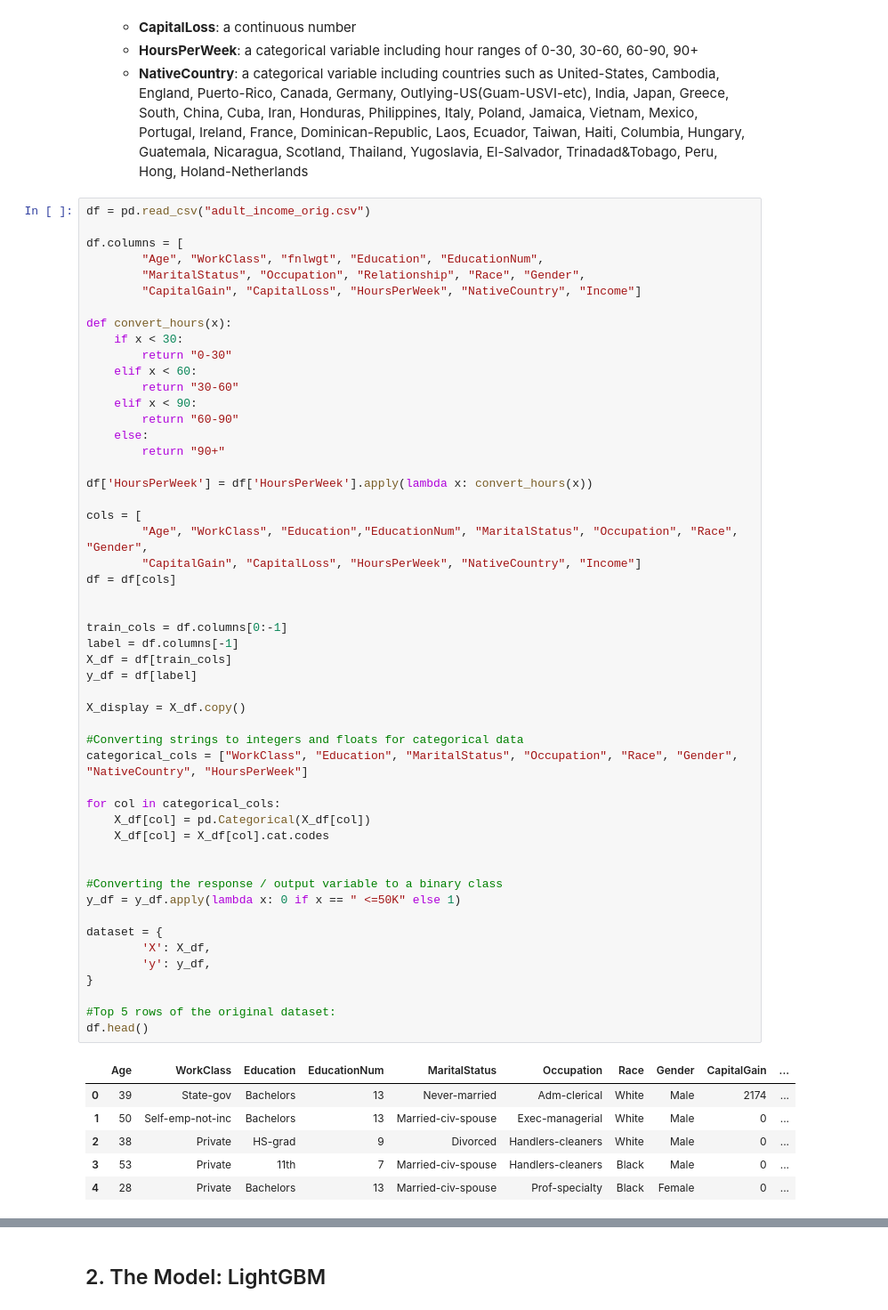
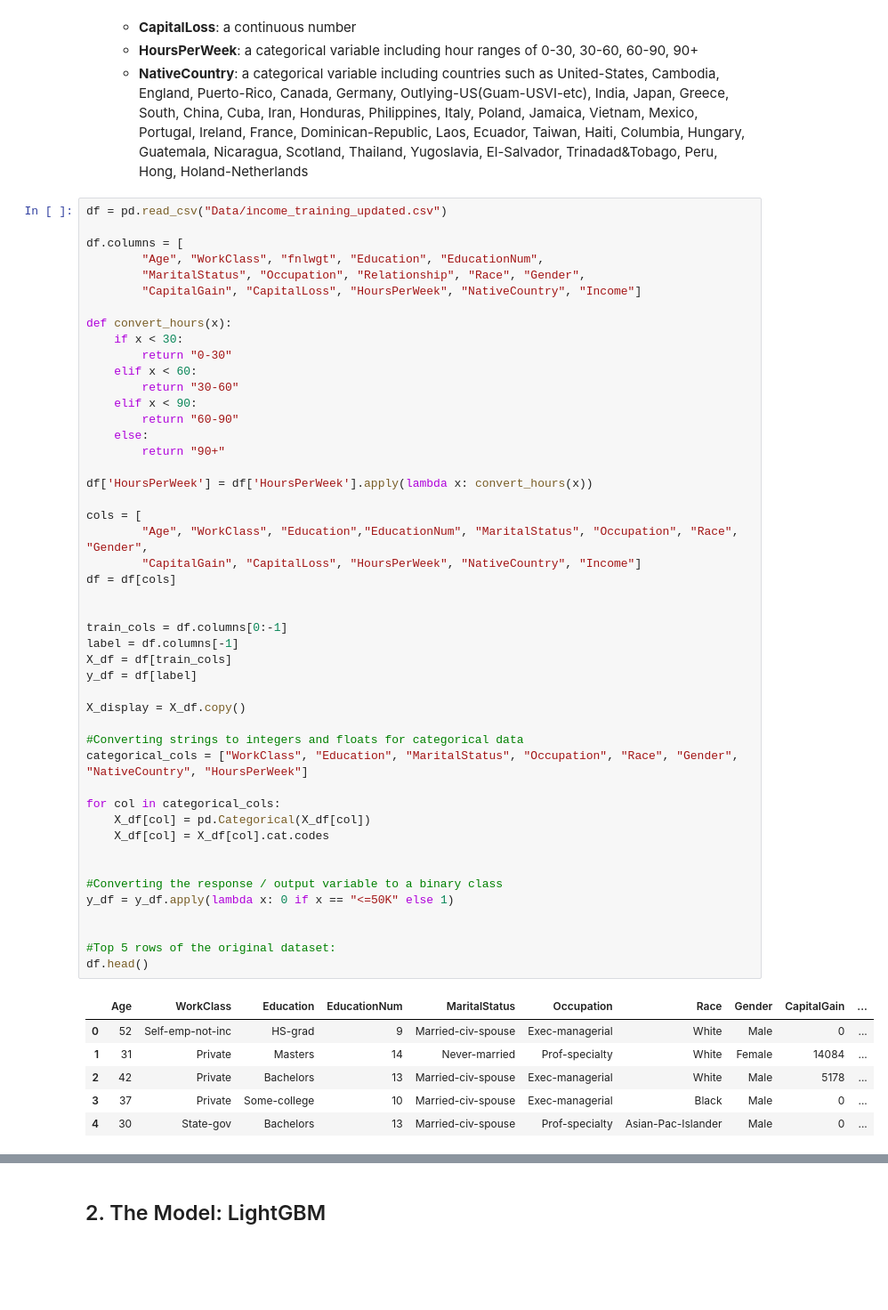
Before and after one commit to davisjrule/satisficing-main-study, a Jupyter notebook: adult_income_normal_pipeline.ipynb, the cells around one changed output, grey strips where cells are left out. Shown at 89% size. Drawn from its saved outputs; the diff is of its cells as text; blank space fills up the shorter version.

```diff
--- a/adult_income_normal_pipeline.ipynb
+++ b/adult_income_normal_pipeline.ipynb
@@ -28,7 +28,7 @@ warnings.filterwarnings('ignore')
     - **HoursPerWeek**: a categorical variable including hour ranges of 0-30, 30-60, 60-90, 90+
     - **NativeCountry**: a categorical variable including countries such as United-States, Cambodia, England, Puerto-Rico, Canada, Germany, Outlying-US(Guam-USVI-etc), India, Japan, Greece, South, China, Cuba, Iran, Honduras, Philippines, Italy, Poland, Jamaica, Vietnam, Mexico, Portugal, Ireland, France, Dominican-Republic, Laos, Ecuador, Taiwan, Haiti, Columbia, Hungary, Guatemala, Nicaragua, Scotland, Thailand, Yugoslavia, El-Salvador, Trinadad&Tobago, Peru, Hong, Holand-Netherlands
 # %%
-df = pd.read_csv("adult_income_orig.csv")
+df = pd.read_csv("Data/income_training_updated.csv")
 
 df.columns = [
         "Age", "WorkClass", "fnlwgt", "Education", "EducationNum",
@@ -48,40 +48,36 @@ def convert_hours(x):
 df['HoursPerWeek'] = df['HoursPerWeek'].apply(lambda x: convert_hours(x))
 
 cols = [
         "Age", "WorkClass", "Education","EducationNum", "MaritalStatus", "Occupation", "Race", "Gender",
         "CapitalGain", "CapitalLoss", "HoursPerWeek", "NativeCountry", "Income"]
 df = df[cols]
 
 
 train_cols = df.columns[0:-1]
 label = df.columns[-1]
 X_df = df[train_cols]
 y_df = df[label]
 
 X_display = X_df.copy()
 
 #Converting strings to integers and floats for categorical data
 categorical_cols = ["WorkClass", "Education", "MaritalStatus", "Occupation", "Race", "Gender", "NativeCountry", "HoursPerWeek"]
 
 for col in categorical_cols:
     X_df[col] = pd.Categorical(X_df[col])
     X_df[col] = X_df[col].cat.codes
 
 
 #Converting the response / output variable to a binary class
-y_df = y_df.apply(lambda x: 0 if x == " <=50K" else 1)
+y_df = y_df.apply(lambda x: 0 if x == "<=50K" else 1)
 
-dataset = {
-        'X': X_df,
-        'y': y_df,
-}
 
 #Top 5 rows of the original dataset:
 df.head()
 # %% [output]
 |  | Age | WorkClass | Education | EducationNum | MaritalStatus | Occupation | Race | Gender | CapitalGain | ... |
-| 0 | 39 | State-gov | Bachelors | 13 | Never-married | Adm-clerical | White | Male | 2174 | ... |
-| 1 | 50 | Self-emp-not-inc | Bachelors | 13 | Married-civ-spouse | Exec-managerial | White | Male | 0 | ... |
-| 2 | 38 | Private | HS-grad | 9 | Divorced | Handlers-cleaners | White | Male | 0 | ... |
-| 3 | 53 | Private | 11th | 7 | Married-civ-spouse | Handlers-cleaners | Black | Male | 0 | ... |
-| 4 | 28 | Private | Bachelors | 13 | Married-civ-spouse | Prof-specialty | Black | Female | 0 | ... |
+| 0 | 52 | Self-emp-not-inc | HS-grad | 9 | Married-civ-spouse | Exec-managerial | White | Male | 0 | ... |
+| 1 | 31 | Private | Masters | 14 | Never-married | Prof-specialty | White | Female | 14084 | ... |
+| 2 | 42 | Private | Bachelors | 13 | Married-civ-spouse | Exec-managerial | White | Male | 5178 | ... |
+| 3 | 37 | Private | Some-college | 10 | Married-civ-spouse | Exec-managerial | Black | Male | 0 | ... |
+| 4 | 30 | State-gov | Bachelors | 13 | Married-civ-spouse | Prof-specialty | Asian-Pac-Islander | Male | 0 | ... |
```
Also changed, not shown: parts of 7 cells of this notebook, 1 other file.
